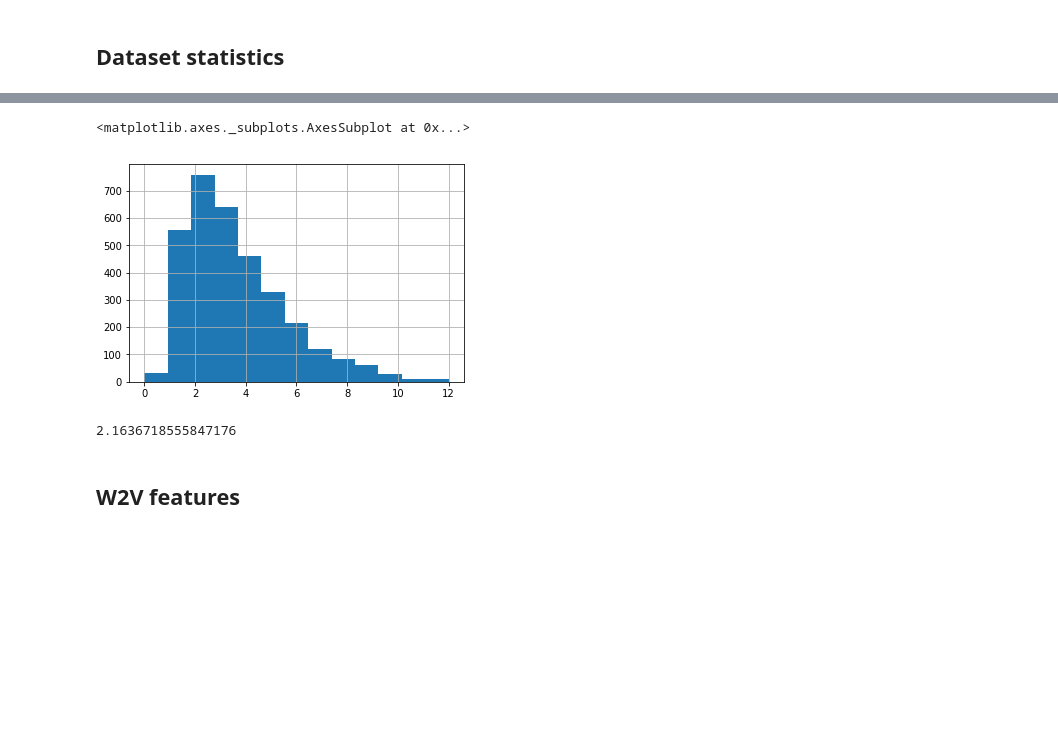
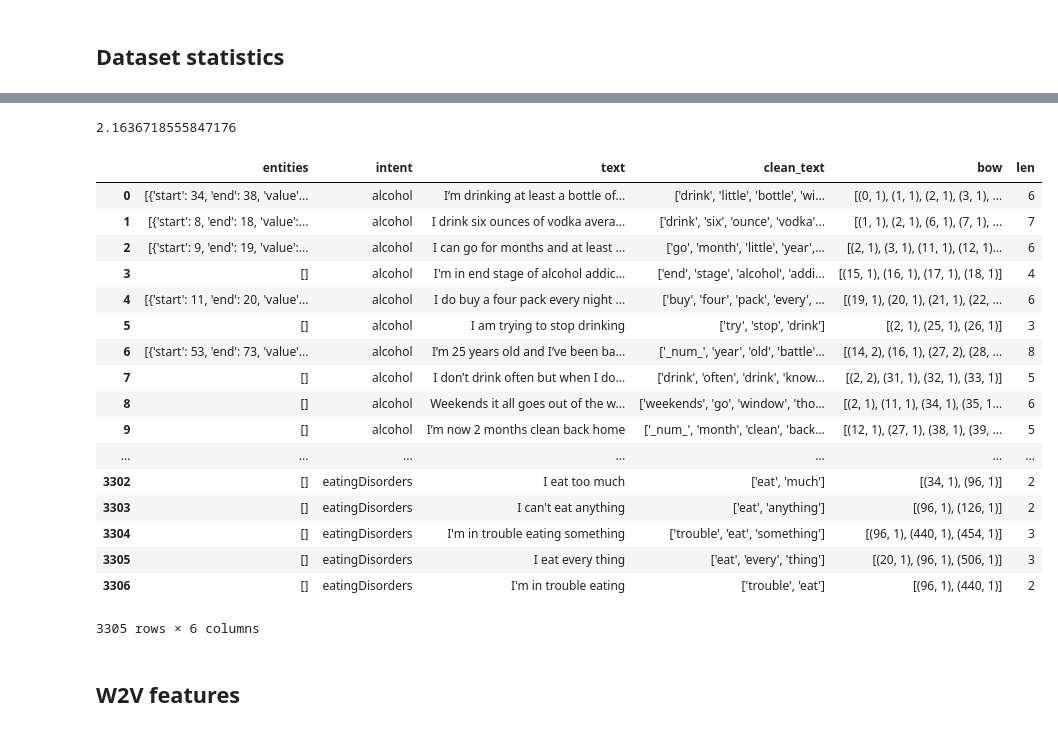
Before and after one commit to pasana/paradec, a Jupyter notebook: debut-en.ipynb, the cells around one changed output, grey strips where cells are left out. Saved outputs shown, nothing was run; the diff lists cells and outputs as text; code cells hidden in the pictures; blank space fills up the shorter version.

```diff
--- a/debut-en.ipynb
+++ b/debut-en.ipynb
@@ -136,8 +138,3 @@ data.tokenized_text.apply(len).hist()
-# %%
-data.clean_text.apply(len).hist(bins=13)
-# %% [output]
-<matplotlib.axes._subplots.AxesSubplot at 0x...>
-[figure, removed]
 # %%
 data.clean_text.apply(len).std()
 # %% [output]
@@ -145,3 +144,26 @@ data.clean_text.apply(len).std()
+# %%
+temp = pd.read_csv('dataset.tsv', sep='\t', index_col=0)
+# %%
+temp
+# %% [output]
+|  | entities | intent | text | clean_text | bow | len |
+| 0 | [{'start': 34, 'end': 38, 'value'... | alcohol | I’m drinking at least a bottle of... | ['drink', 'little', 'bottle', 'wi... | [(0, 1), (1, 1), (2, 1), (3, 1), ... | 6 |
+| 1 | [{'start': 8, 'end': 18, 'value':... | alcohol | I drink six ounces of vodka avera... | ['drink', 'six', 'ounce', 'vodka'... | [(1, 1), (2, 1), (6, 1), (7, 1), ... | 7 |
+| 2 | [{'start': 9, 'end': 19, 'value':... | alcohol | I can go for months and at least ... | ['go', 'month', 'little', 'year',... | [(2, 1), (3, 1), (11, 1), (12, 1)... | 6 |
+| 3 | [] | alcohol | I'm in end stage of alcohol addic... | ['end', 'stage', 'alcohol', 'addi... | [(15, 1), (16, 1), (17, 1), (18, 1)] | 4 |
+| 4 | [{'start': 11, 'end': 20, 'value'... | alcohol | I do buy a four pack every night ... | ['buy', 'four', 'pack', 'every', ... | [(19, 1), (20, 1), (21, 1), (22, ... | 6 |
+| 5 | [] | alcohol | I am trying to stop drinking | ['try', 'stop', 'drink'] | [(2, 1), (25, 1), (26, 1)] | 3 |
+| 6 | [{'start': 53, 'end': 73, 'value'... | alcohol | I’m 25 years old and I’ve been ba... | ['_num_', 'year', 'old', 'battle'... | [(14, 2), (16, 1), (27, 2), (28, ... | 8 |
+| 7 | [] | alcohol | I don’t drink often but when I do... | ['drink', 'often', 'drink', 'know... | [(2, 2), (31, 1), (32, 1), (33, 1)] | 5 |
+| 8 | [] | alcohol | Weekends it all goes out of the w... | ['weekends', 'go', 'window', 'tho... | [(2, 1), (11, 1), (34, 1), (35, 1... | 6 |
+| 9 | [] | alcohol | I’m now 2 months clean back home | ['_num_', 'month', 'clean', 'back... | [(12, 1), (27, 1), (38, 1), (39, ... | 5 |
+| ... | ... | ... | ... | ... | ... | ... |
+| 3302 | [] | eatingDisorders | I eat too much | ['eat', 'much'] | [(34, 1), (96, 1)] | 2 |
+| 3303 | [] | eatingDisorders | I can't eat anything | ['eat', 'anything'] | [(96, 1), (126, 1)] | 2 |
+| 3304 | [] | eatingDisorders | I'm in trouble eating something | ['trouble', 'eat', 'something'] | [(96, 1), (440, 1), (454, 1)] | 3 |
+| 3305 | [] | eatingDisorders | I eat every thing | ['eat', 'every', 'thing'] | [(20, 1), (96, 1), (506, 1)] | 3 |
+| 3306 | [] | eatingDisorders | I'm in trouble eating | ['trouble', 'eat'] | [(96, 1), (440, 1)] | 2 |
+3305 rows × 6 columns
 # %% [markdown]
 ## W2V features
 # %%
```
Also changed, not shown: parts of 7 cells of this notebook, 3 other files.
